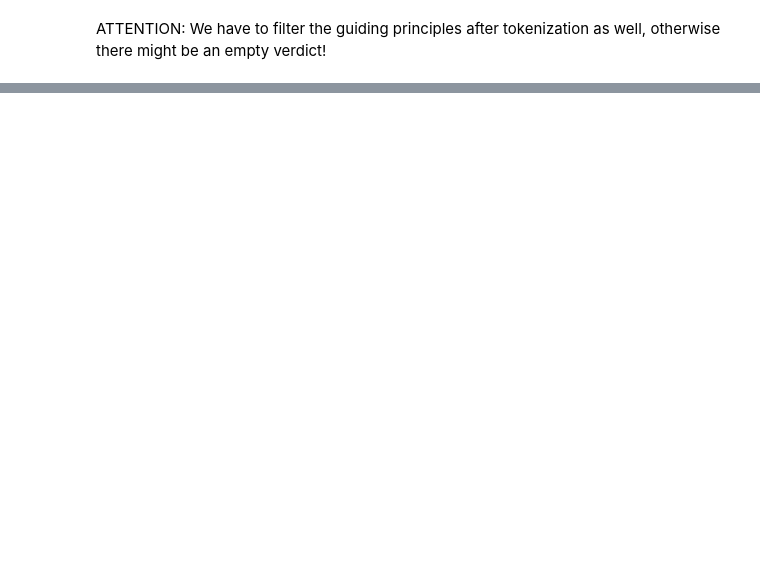
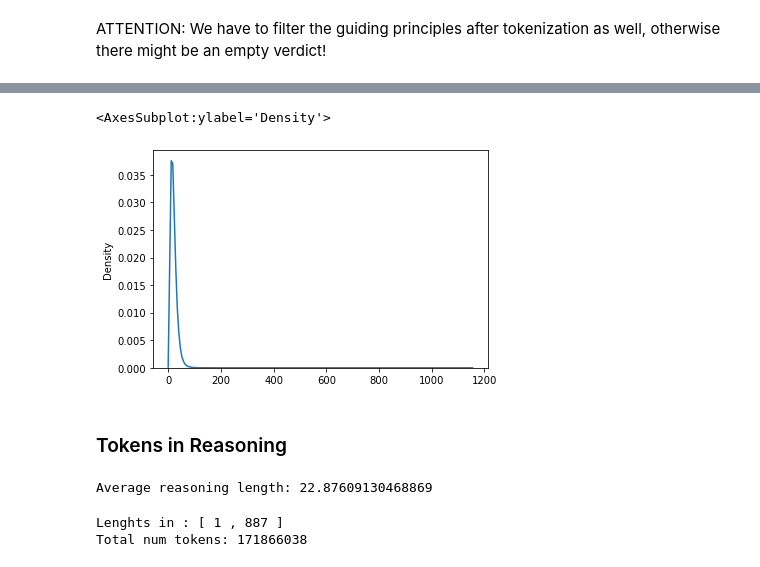
Before and after one commit to sebimo/LegalSum, a Jupyter notebook: src/analysis/Text.ipynb, the cells around one changed output, grey strips where cells are left out. Saved outputs shown, nothing was run; the diff lists cells and outputs as text; code cells hidden in the pictures; blank space fills up the shorter version.

```diff
--- a/src/analysis/Text.ipynb
+++ b/src/analysis/Text.ipynb
@@ -147,0 +197,2 @@ sns.kdeplot(num_gps)
+# %%
+all_lengths = [j for i in f_lengths for j in i]
@@ -147,0 +210,7 @@ sns.kdeplot(num_gps)
+# %%
+sns.kdeplot(all_lengths)
+# %% [output]
+<AxesSubplot:ylabel='Density'>
+[figure, added]
+# %% [markdown]
+### Tokens in Reasoning
@@ -147,0 +219,11 @@ sns.kdeplot(num_gps)
+# %%
+average = sum(all_lengths)/len(all_lengths)
+print("Average reasoning length:", average)
+# %% [output]
+Average reasoning length: 22.87609130468869
+# %%
+print("Lenghts in : [", min(all_lengths), ",", max(all_lengths), "]")
+print("Total num tokens:", sum(all_lengths))
+# %% [output]
+Lenghts in : [ 1 , 887 ]
+Total num tokens: 171866038
```
Also changed, not shown: parts of 51 cells of this notebook, 1 other file.
